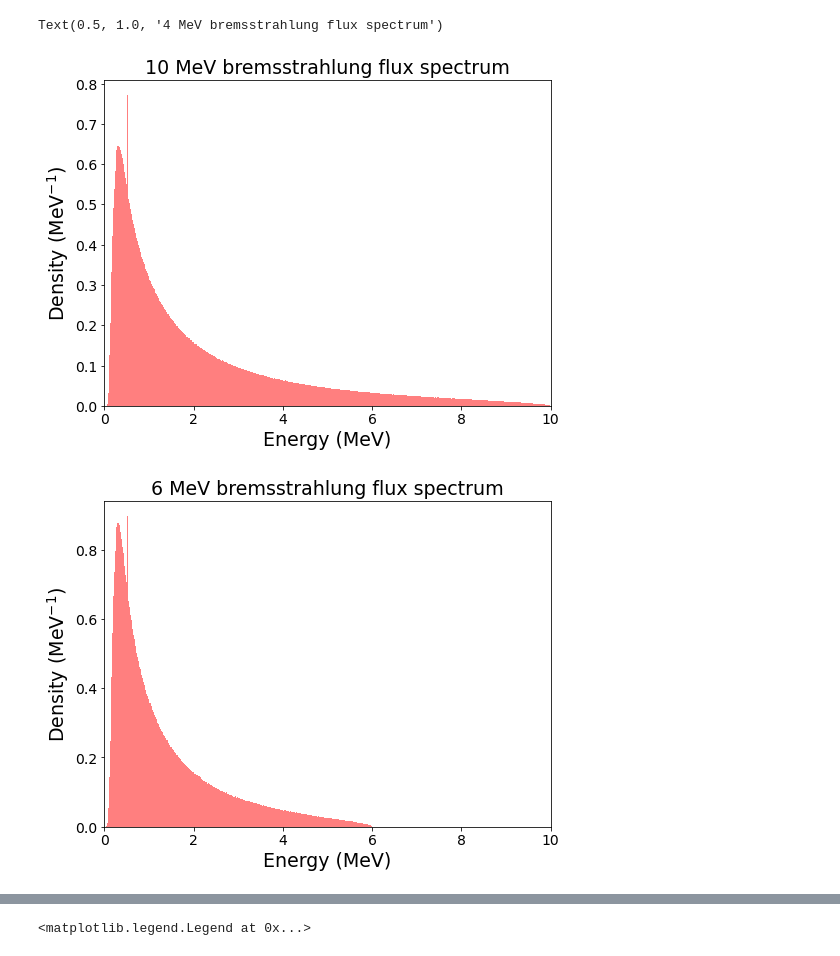
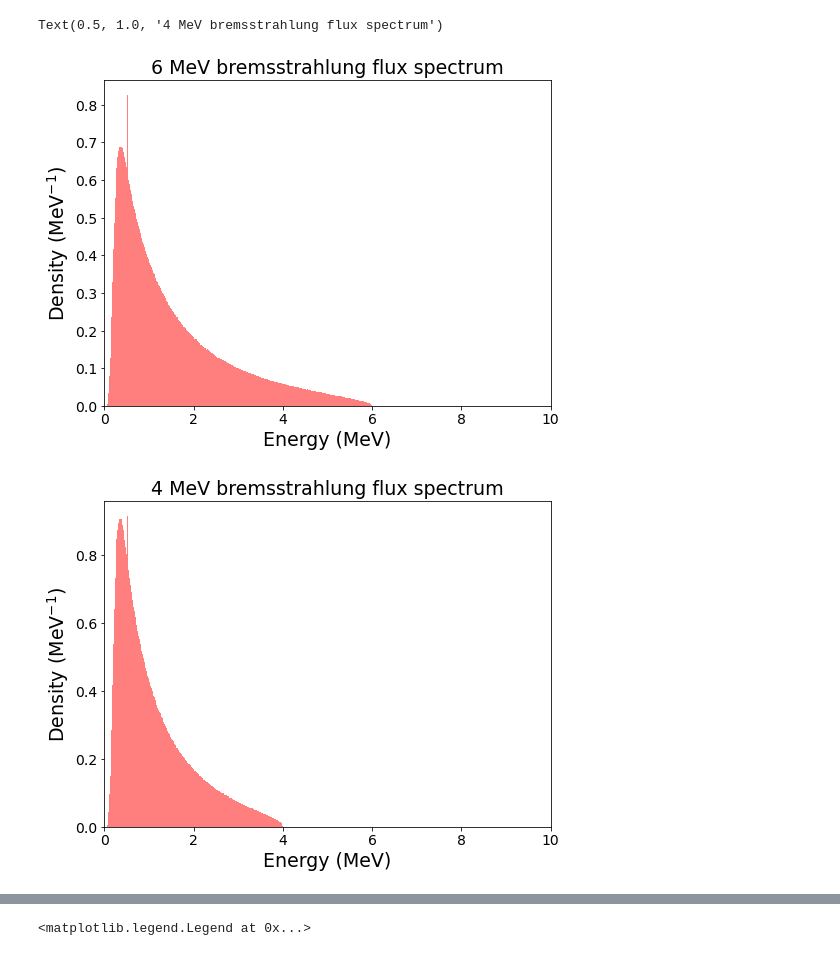
Before and after one commit to plalor/semiempirical_transparency, a Jupyter notebook: analysis/Bremsstrahlung.ipynb, the cells around one changed output, grey strips where cells are left out. Saved outputs shown, nothing was run; the diff lists cells and outputs as text; code cells hidden in the pictures.

```diff
--- a/analysis/Bremsstrahlung.ipynb
+++ b/analysis/Bremsstrahlung.ipynb
@@ -10,33 +10,33 @@ E_10 = np.load(path + "data/E.npy")
 # %%
 ### Plot as a function of energy
 
-plt.figure(figsize = [8, 6])
-plt.bar(E_10, phi_10, width=0.01, color = 'r', alpha=0.5)
-plt.xticks(fontsize=14)
-plt.yticks(fontsize=14)
-plt.xlim([0, 10])
-plt.xlabel("Energy (MeV)", fontsize=19)
-plt.ylabel("Density (MeV$^{-1}$)", fontsize=19)
-plt.title("10 MeV bremsstrahlung flux spectrum", fontsize=19)
+# plt.figure(figsize = [8, 6])
+# plt.bar(E_10, phi_10, width=0.01, color = 'r', alpha=0.5)
+# plt.xticks(fontsize=14)
+# plt.yticks(fontsize=14)
+# plt.xlim([0, 10])
+# plt.xlabel("Energy (MeV)", fontsize=19)
+# plt.ylabel("Density (MeV$^{-1}$)", fontsize=19)
+# plt.title("10 MeV bremsstrahlung flux spectrum", fontsize=19)
 
 plt.figure(figsize = [8, 6])
 plt.bar(E_10, phi_6, width=0.01, color = 'r', alpha=0.5)
 plt.xticks(fontsize=14)
 plt.yticks(fontsize=14)
 plt.xlim([0, 10])
 plt.xlabel("Energy (MeV)", fontsize=19)
 plt.ylabel("Density (MeV$^{-1}$)", fontsize=19)
 plt.title("6 MeV bremsstrahlung flux spectrum", fontsize=19)
 
 plt.figure(figsize = [8, 6])
 plt.bar(E_10, phi_4, width=0.01, color = 'r', alpha=0.5)
 plt.xticks(fontsize=14)
 plt.yticks(fontsize=14)
 plt.xlim([0, 10])
 plt.xlabel("Energy (MeV)", fontsize=19)
 plt.ylabel("Density (MeV$^{-1}$)", fontsize=19)
 plt.title("4 MeV bremsstrahlung flux spectrum", fontsize=19)
 # %% [output]
 Text(0.5, 1.0, '4 MeV bremsstrahlung flux spectrum')
-[figure, old version]
+[figure, new version]
-[figure, old version]
+[figure, new version]
```
Also changed, not shown: parts of 3 cells of this notebook, 2 other files.
